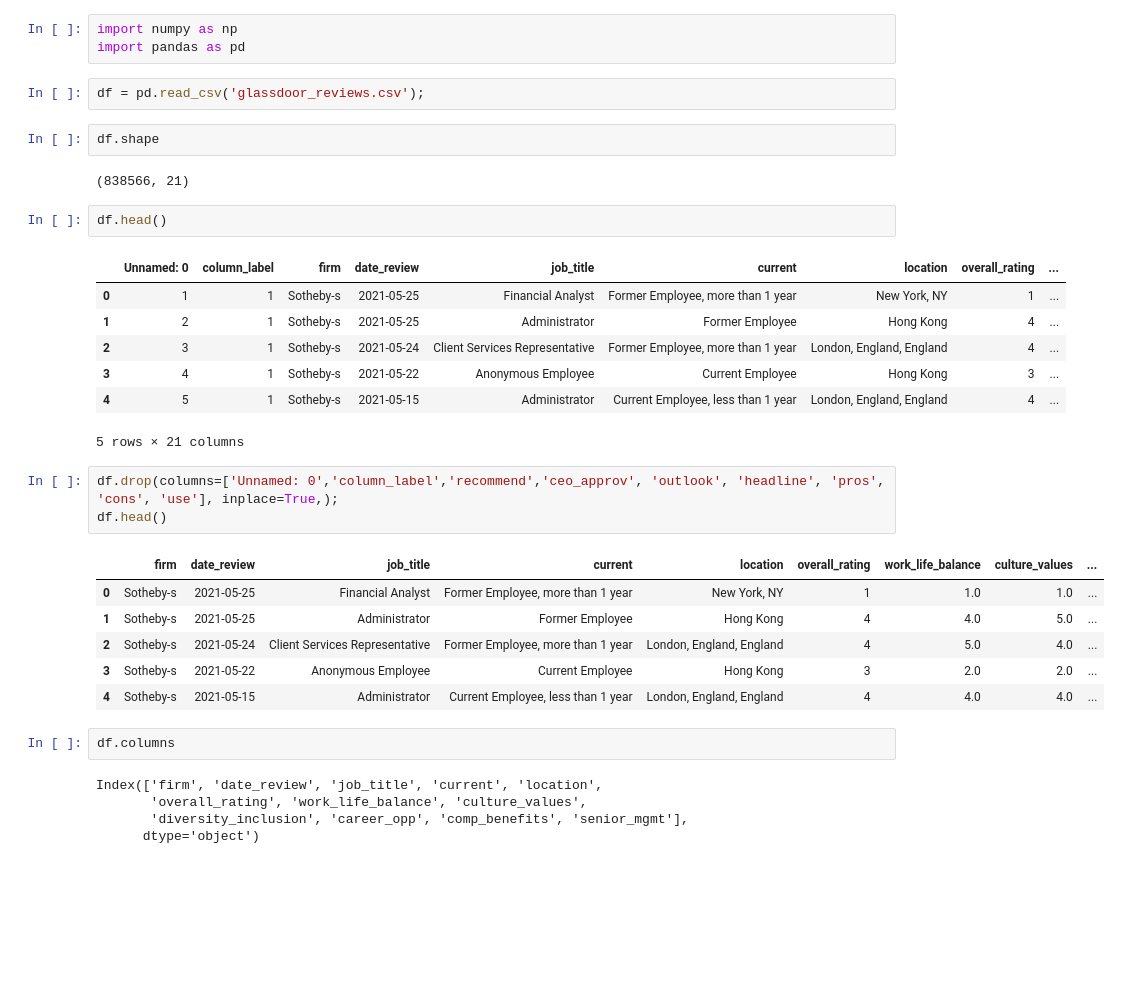
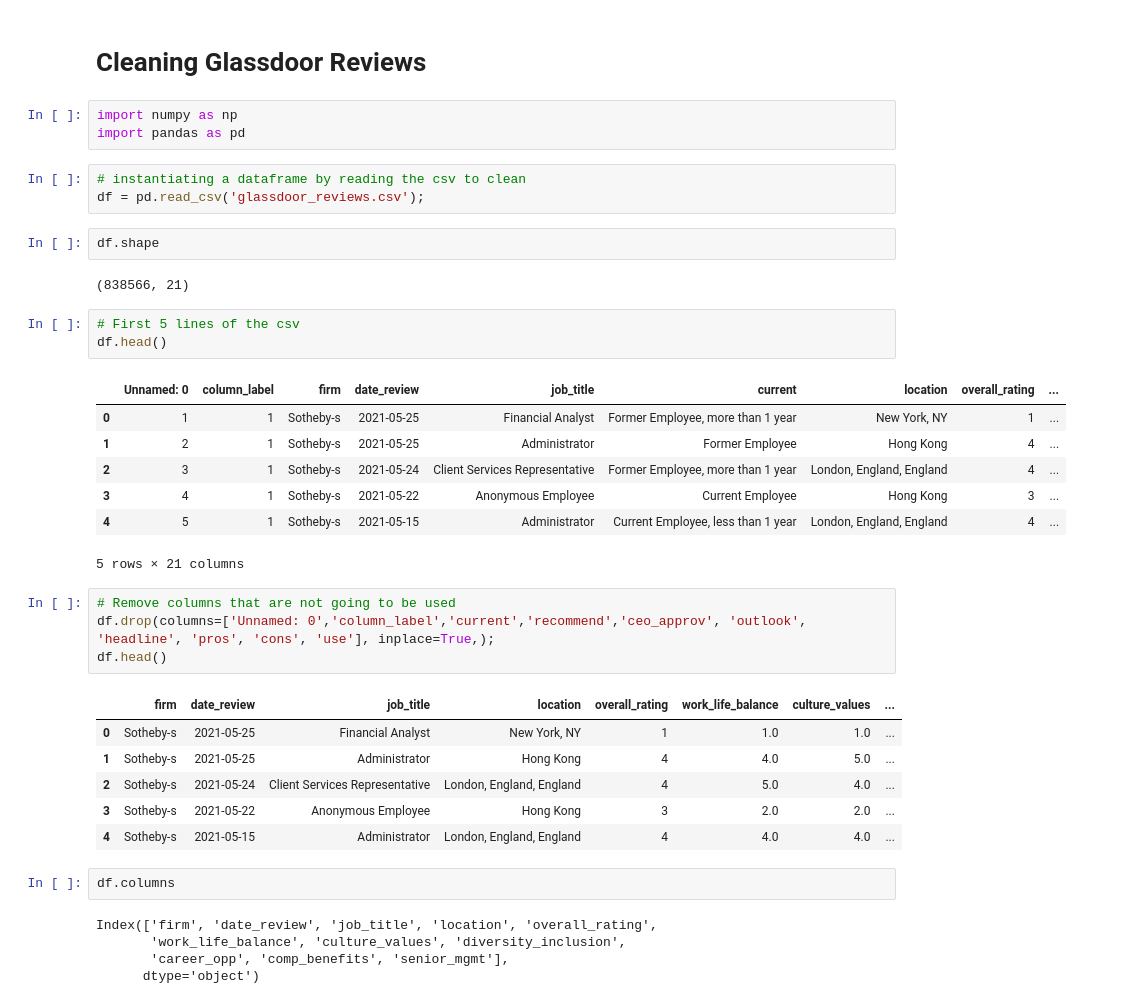
Before and after one commit to aarti2626/DSA-Project-3-Satisfied-with-Our-Jobs, a Jupyter notebook: Data Cleaning.ipynb, the cells around one changed output. Drawn from its saved outputs; the diff is of its cells as text; blank space fills up the shorter version.

Commit message:
update notebook used to clean original data

```diff
--- a/Data Cleaning.ipynb
+++ b/Data Cleaning.ipynb
@@ -1,13 +1,17 @@
+# %% [markdown]
+# Cleaning Glassdoor Reviews
 # %%
 import numpy as np
 import pandas as pd
 # %%
+# instantiating a dataframe by reading the csv to clean
 df = pd.read_csv('glassdoor_reviews.csv');
 # %%
 df.shape
 # %% [output]
 (838566, 21)
 # %%
+# First 5 lines of the csv
 df.head()
 # %% [output]
 |  | Unnamed: 0 | column_label | firm | date_review | job_title | current | location | overall_rating | ... |
@@ -18,20 +22,21 @@ df.head()
 | 4 | 5 | 1 | Sotheby-s | 2021-05-15 | Administrator | Current Employee, less than 1 year | London, England, England | 4 | ... |
 5 rows × 21 columns
 # %%
-df.drop(columns=['Unnamed: 0','column_label','recommend','ceo_approv', 'outlook', 'headline', 'pros', 'cons', 'use'], inplace=True,);
+# Remove columns that are not going to be used
+df.drop(columns=['Unnamed: 0','column_label','current','recommend','ceo_approv', 'outlook', 'headline', 'pros', 'cons', 'use'], inplace=True,);
 df.head()
 # %% [output]
-|  | firm | date_review | job_title | current | location | overall_rating | work_life_balance | culture_values | ... |
-| 0 | Sotheby-s | 2021-05-25 | Financial Analyst | Former Employee, more than 1 year | New York, NY | 1 | 1.0 | 1.0 | ... |
-| 1 | Sotheby-s | 2021-05-25 | Administrator | Former Employee | Hong Kong | 4 | 4.0 | 5.0 | ... |
-| 2 | Sotheby-s | 2021-05-24 | Client Services Representative | Former Employee, more than 1 year | London, England, England | 4 | 5.0 | 4.0 | ... |
-| 3 | Sotheby-s | 2021-05-22 | Anonymous Employee | Current Employee | Hong Kong | 3 | 2.0 | 2.0 | ... |
-| 4 | Sotheby-s | 2021-05-15 | Administrator | Current Employee, less than 1 year | London, England, England | 4 | 4.0 | 4.0 | ... |
+|  | firm | date_review | job_title | location | overall_rating | work_life_balance | culture_values | ... |
+| 0 | Sotheby-s | 2021-05-25 | Financial Analyst | New York, NY | 1 | 1.0 | 1.0 | ... |
+| 1 | Sotheby-s | 2021-05-25 | Administrator | Hong Kong | 4 | 4.0 | 5.0 | ... |
+| 2 | Sotheby-s | 2021-05-24 | Client Services Representative | London, England, England | 4 | 5.0 | 4.0 | ... |
+| 3 | Sotheby-s | 2021-05-22 | Anonymous Employee | Hong Kong | 3 | 2.0 | 2.0 | ... |
+| 4 | Sotheby-s | 2021-05-15 | Administrator | London, England, England | 4 | 4.0 | 4.0 | ... |
 # %%
 df.columns
 # %% [output]
-Index(['firm', 'date_review', 'job_title', 'current', 'location',
-       'overall_rating', 'work_life_balance', 'culture_values',
-       'diversity_inclusion', 'career_opp', 'comp_benefits', 'senior_mgmt'],
+Index(['firm', 'date_review', 'job_title', 'location', 'overall_rating',
+       'work_life_balance', 'culture_values', 'diversity_inclusion',
+       'career_opp', 'comp_benefits', 'senior_mgmt'],
       dtype='object')
 # %%
```
Also changed, not shown: parts of 15 cells of this notebook.
